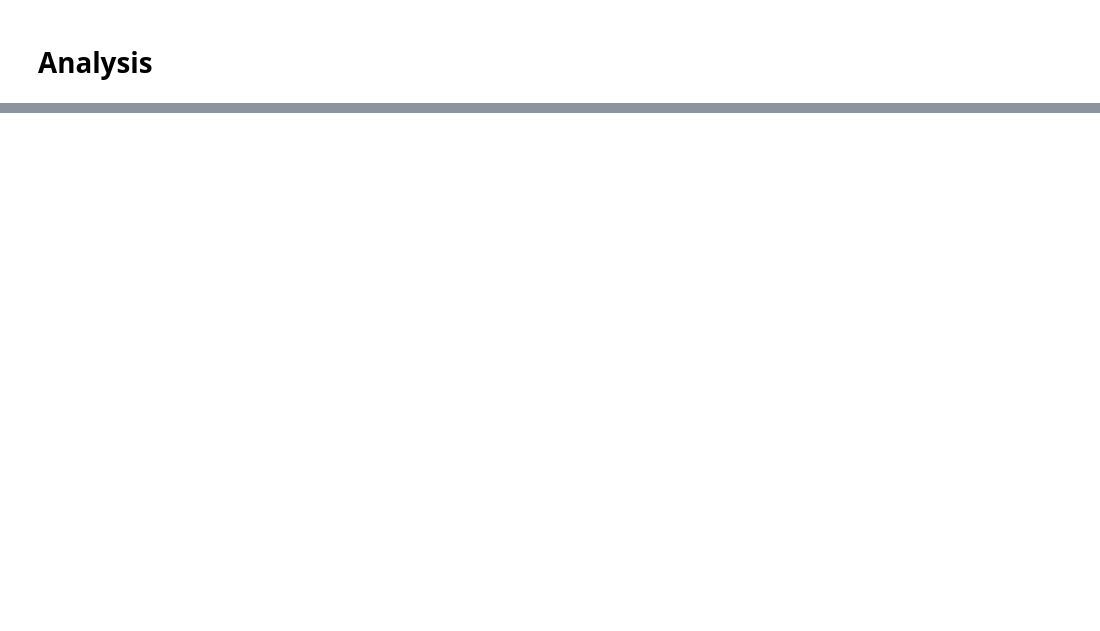
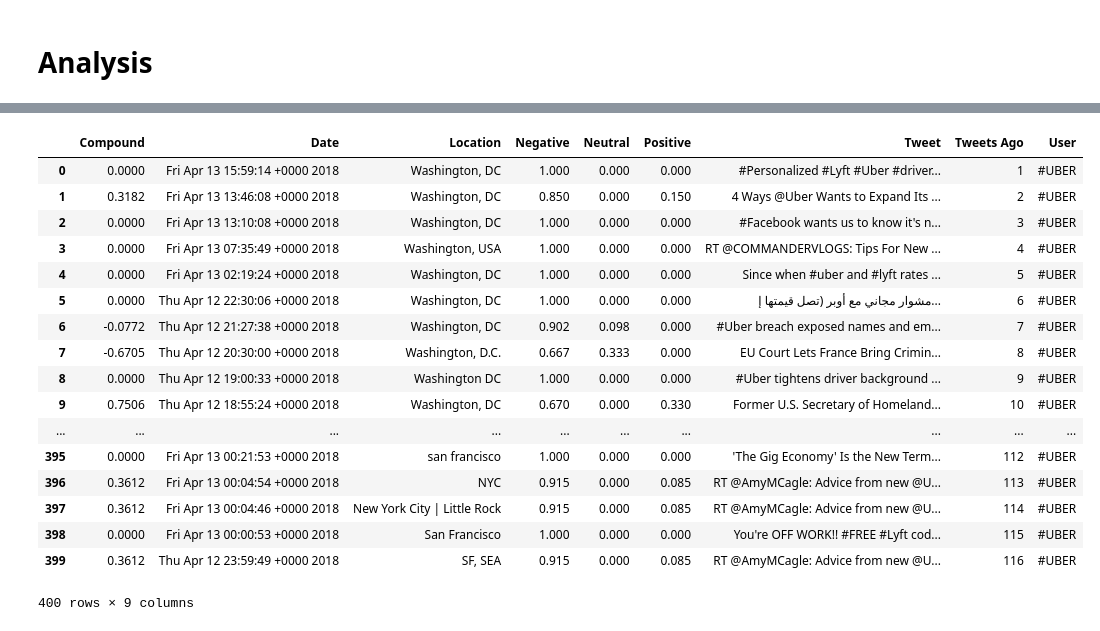
Before and after one commit to c42know/Group-5, a Jupyter notebook: HashTag-Tweets.ipynb, the cells around one changed output, grey strips where cells are left out. Cells and saved outputs as stored; diff of their text form; code cells hidden in the pictures; blank space fills up the shorter version.

```diff
--- a/HashTag-Tweets.ipynb
+++ b/HashTag-Tweets.ipynb
@@ -40,15 +52,0 @@ target_hashtags = ("#UBER", "#LYFT")
-# %%
-# Loop through all target users
-for hashtag in target_hashtags:
-
-    # count the tweet
-    counter = 0
-
-    # Grab 100 tweets
-    public_tweets = api.search(hashtag, count=100, result_type="recent")
-
-    user = (public_tweets['statuses'][0]['user'])
-    location = user['location']
-    print(location)
-
-    counter = counter + 1
@@ -77,22 +52,0 @@ for hashtag in target_hashtags:
-# %%
-# Loop through all target users -------USING GEOCODE--------
-for hashtag in target_hashtags:
-
-    # count the tweet
-    counter = 0
-
-    # Grab 100 tweets
-    public_tweets = api.search(hashtag, count=500, result_type="recent", geocode = "37.7749, 122.4194, 7ki")
-
-        # Loop through all tweets
-
-    for tweet in public_tweets["statuses"]:
-        #if tweet['user']['location'] == 'San Francisco':
-        #pprint(tweet['text'])
-        if tweet['user']['location'] == "":
-            pprint('No Location')
-        else:
-            pprint(tweet['user']['location'])
-
-#         else:
-#             print('user not in sf')
@@ -99,4 +150,24 @@ for hashtag in target_hashtags:
 # %%
-news_sentiment_df = pd.DataFrame.from_dict(sentiment).round(3)
-news_sentiment_df["User"].describe()
+#news_sentiment_df = pd.DataFrame.from_dict(sentiment).round(3)
+sentiments_hash["Tweet"].describe()
 # news_sentiment_df
+sentiments_hash.head(400)
+# %% [output]
+|  | Compound | Date | Location | Negative | Neutral | Positive | Tweet | Tweets Ago | User |
+| 0 | 0.0000 | Fri Apr 13 15:59:14 +0000 2018 | Washington, DC | 1.000 | 0.000 | 0.000 | #Personalized #Lyft #Uber #driver... | 1 | #UBER |
+| 1 | 0.3182 | Fri Apr 13 13:46:08 +0000 2018 | Washington, DC | 0.850 | 0.000 | 0.150 | 4 Ways @Uber Wants to Expand Its ... | 2 | #UBER |
+| 2 | 0.0000 | Fri Apr 13 13:10:08 +0000 2018 | Washington, DC | 1.000 | 0.000 | 0.000 | #Facebook wants us to know it's n... | 3 | #UBER |
+| 3 | 0.0000 | Fri Apr 13 07:35:49 +0000 2018 | Washington, USA | 1.000 | 0.000 | 0.000 | RT @COMMANDERVLOGS: Tips For New ... | 4 | #UBER |
+| 4 | 0.0000 | Fri Apr 13 02:19:24 +0000 2018 | Washington, DC | 1.000 | 0.000 | 0.000 | Since when #uber and #lyft rates ... | 5 | #UBER |
+| 5 | 0.0000 | Thu Apr 12 22:30:06 +0000 2018 | Washington, DC | 1.000 | 0.000 | 0.000 | مشوار مجاني مع أوبر (تصل قيمتها إ... | 6 | #UBER |
+| 6 | -0.0772 | Thu Apr 12 21:27:38 +0000 2018 | Washington, DC | 0.902 | 0.098 | 0.000 | #Uber breach exposed names and em... | 7 | #UBER |
+| 7 | -0.6705 | Thu Apr 12 20:30:00 +0000 2018 | Washington, D.C. | 0.667 | 0.333 | 0.000 | EU Court Lets France Bring Crimin... | 8 | #UBER |
+| 8 | 0.0000 | Thu Apr 12 19:00:33 +0000 2018 | Washington DC | 1.000 | 0.000 | 0.000 | #Uber tightens driver background ... | 9 | #UBER |
+| 9 | 0.7506 | Thu Apr 12 18:55:24 +0000 2018 | Washington, DC | 0.670 | 0.000 | 0.330 | Former U.S. Secretary of Homeland... | 10 | #UBER |
+| ... | ... | ... | ... | ... | ... | ... | ... | ... | ... |
+| 395 | 0.0000 | Fri Apr 13 00:21:53 +0000 2018 | san francisco | 1.000 | 0.000 | 0.000 | 'The Gig Economy' Is the New Term... | 112 | #UBER |
+| 396 | 0.3612 | Fri Apr 13 00:04:54 +0000 2018 | NYC | 0.915 | 0.000 | 0.085 | RT @AmyMCagle: Advice from new @U... | 113 | #UBER |
+| 397 | 0.3612 | Fri Apr 13 00:04:46 +0000 2018 | New York City | Little Rock | 0.915 | 0.000 | 0.085 | RT @AmyMCagle: Advice from new @U... | 114 | #UBER |
+| 398 | 0.0000 | Fri Apr 13 00:00:53 +0000 2018 | San Francisco | 1.000 | 0.000 | 0.000 | You're OFF WORK!! #FREE #Lyft cod... | 115 | #UBER |
+| 399 | 0.3612 | Thu Apr 12 23:59:49 +0000 2018 | SF, SEA | 0.915 | 0.000 | 0.085 | RT @AmyMCagle: Advice from new @U... | 116 | #UBER |
+400 rows × 9 columns
```
Also changed, not shown: parts of 17 cells of this notebook, 2 other files.
